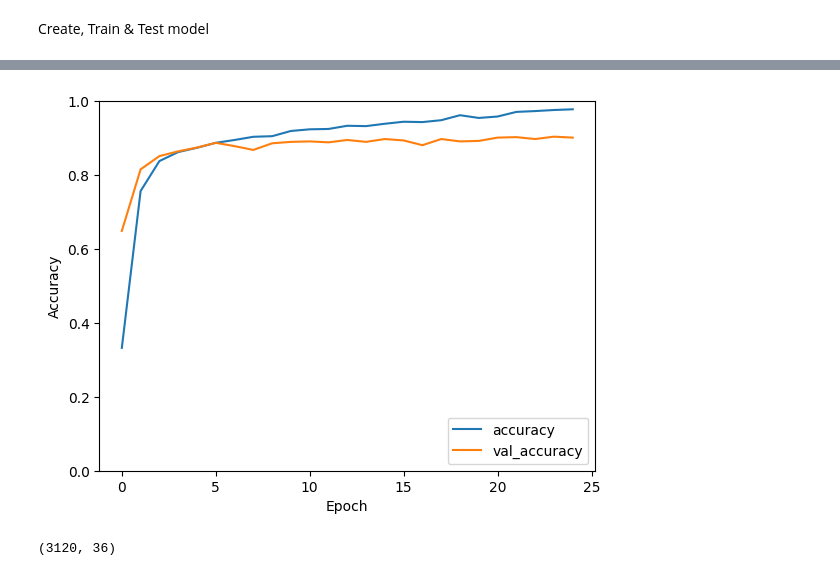
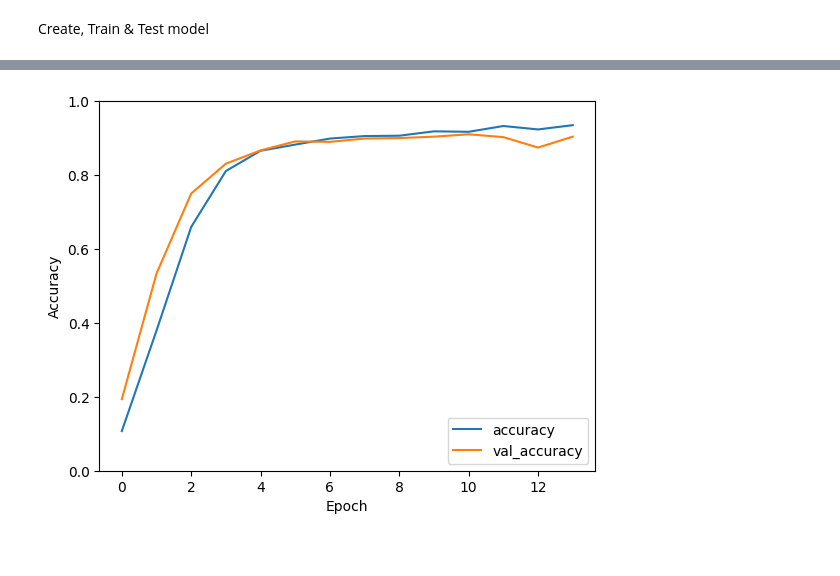
Before and after one commit to SaucyB03/CAPTCHA_ML_Final, a Jupyter notebook: captcha.ipynb, the cells around one changed output, grey strips where cells are left out. Cells and saved outputs as stored; diff of their text form; code cells hidden in the pictures.

```diff
--- a/captcha.ipynb
+++ b/captcha.ipynb
@@ -322,7 +322,6 @@ Create, Train & Test model
 # %%
 # Reload data
 thresholded_imgs, names = slice(reload_data())
-print(thresholded_imgs.shape)
 # Split data into training and testing groups
 x_train, x_test, y_train, y_test = train_test_split(thresholded_imgs, names, test_size = 0.25)
 x_train, x_val, y_train, y_val = train_test_split(x_train, y_train, test_size = 0.2)
@@ -340,16 +339,20 @@ y_train = y_to_1hot(y_train)
 y_val = y_to_1hot(y_val)
 y_test = y_to_1hot(y_test)
 
-print(names)
-
 # Create Model Structure
 model = models.Sequential()
-model.add(layers.Conv2D(15, (5, 5), (2, 2), activation='relu', input_shape=(50, 30, 1)))
+model.add(layers.Conv2D(32, (5, 5), (2, 2), activation='relu', input_shape=(50, 30, 1)))
 model.add(layers.Dropout(0.2))
-model.add(layers.Conv2D(30, (3, 3), (1, 2), activation='relu'))
+model.add(layers.Conv2D(64, (3, 3), (1, 2), activation='relu'))
+model.add(layers.Dropout(0.2))
+model.add(layers.Conv2D(128, (3, 3), (1, 2), activation='relu'))
+model.add(layers.Dropout(0.2))
 model.add(layers.MaxPooling2D((2, 2)))
 model.add(layers.Flatten())
+model.add(layers.Dense(512, activation="relu"))
 model.add(layers.Dense(1024, activation="relu"))
+model.add(layers.Dense(2048, activation="relu"))
+model.add(layers.Dense(4096, activation="relu"))
 model.add(layers.Dense(36))
 
 # Compile Model with exponential decay
@@ -364,7 +367,7 @@ model.compile(optimizer=optimizers.Adam(learning_rate= schedule),
               metrics=['accuracy'])
 
 # Train model on split characters
-history = model.fit(x_train, y_train, epochs=25, batch_size=128, validation_data=(x_val, y_val))
+history = model.fit(x_train, y_train, epochs=14, batch_size=128, validation_data=(x_val, y_val))
 
 plt.plot(history.history['accuracy'], label='accuracy')
 plt.plot(history.history['val_accuracy'], label = 'val_accuracy')
@@ -395,5 +398 @@ Epoch 25/25
-[figure, old version]
+[figure, new version]
-# %%
-print(y_train.shape)
-# %% [output]
-(3120, 36)
```
Also changed, not shown: parts of 1 cell of this notebook.
